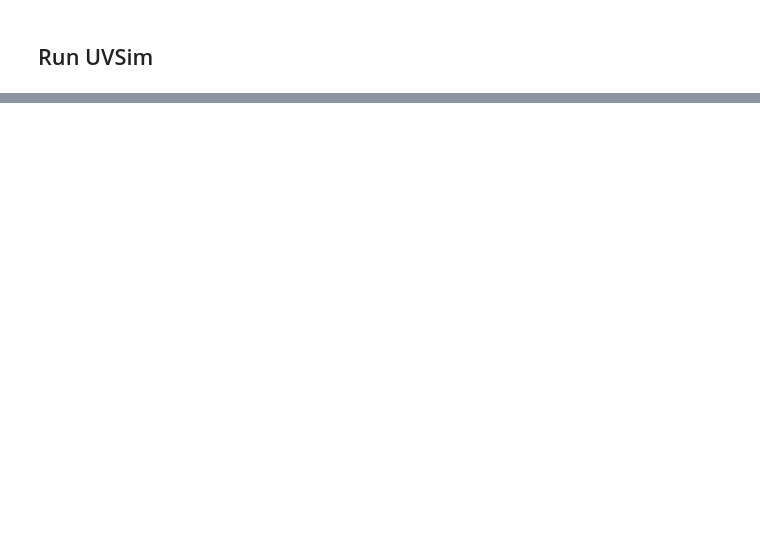
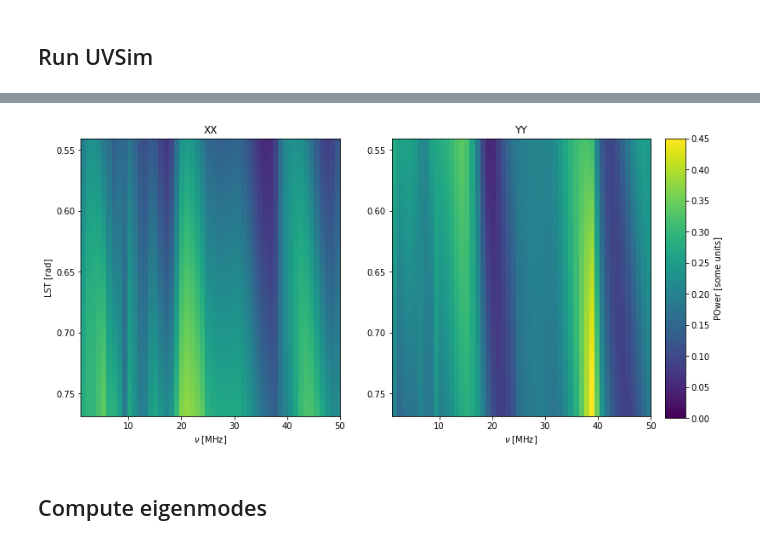
Before and after one commit to christianhbye/lusee_sky_simulations, a Jupyter notebook: notebooks/mock_lusee_night_analysis.ipynb, the cells around one changed output, grey strips where cells are left out. Cells and saved outputs as stored; diff of their text form; code cells hidden in the pictures; blank space fills up the shorter version.

Commit message:
do eigenmode analysis on test sim

```diff
--- a/notebooks/mock_lusee_night_analysis.ipynb
+++ b/notebooks/mock_lusee_night_analysis.ipynb
@@ -865,0 +123,21 @@ plt.show()
+# %%
+extent = [uvdata.freq_array[0].min()/1e6, uvdata.freq_array[0].max()/1e6, uvdata.lst_array.max(), uvdata.lst_array.min()]
+
+fig = plt.figure(figsize=(12,6))
+plt.subplot(121)
+im = uvtools.plot.waterfall(uvdata.data_array[:, 0, :, 0], mode='abs', extent=extent)
+im.set_clim(0, 0.45)
+plt.title("XX")
+plt.xlabel("$\\nu$ [MHz]")
+plt.ylabel("LST [rad]")
+plt.subplot(122)
+im = uvtools.plot.waterfall(uvdata.data_array[:, 0, :, 1], mode='abs', extent=extent)
+im.set_clim(0, 0.45)
+plt.title("YY")
+plt.xlabel("$\\nu$ [MHz]")
+cax = fig.add_axes([0.92, 0.12, 0.027, 0.76])
+_ = plt.colorbar(cax=cax, label="POwer [some units]")
+# %% [output]
+[figure, added]
+# %% [markdown]
+## Compute eigenmodes
```
Also changed, not shown: parts of 54 cells of this notebook.
